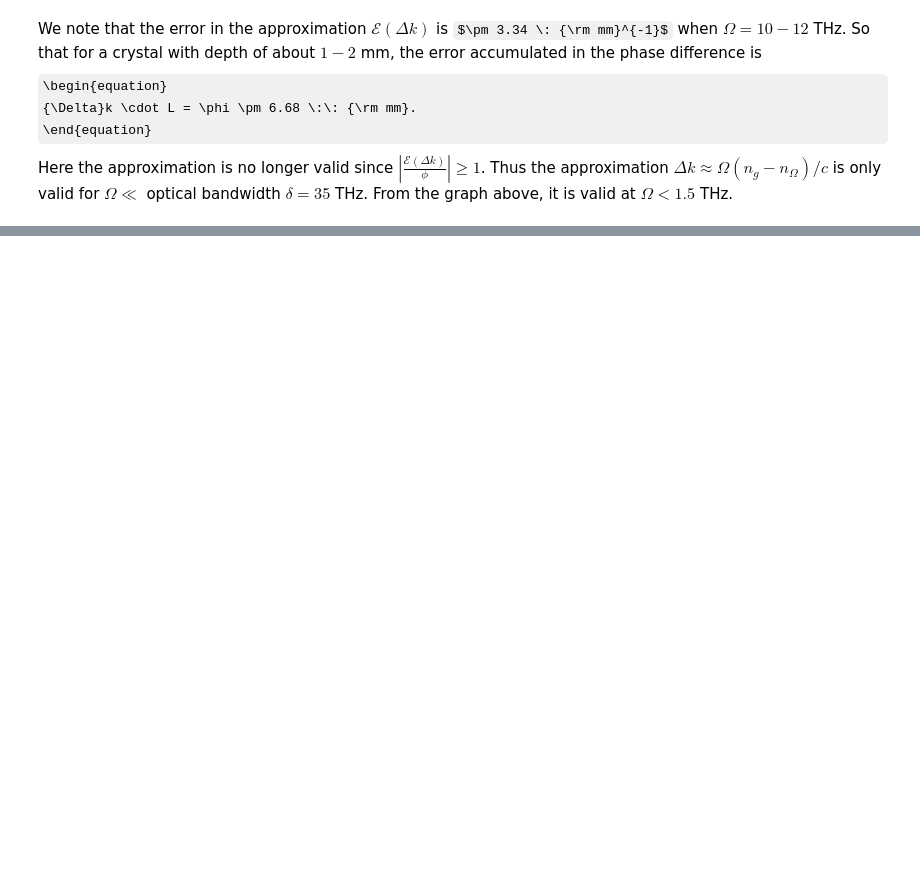
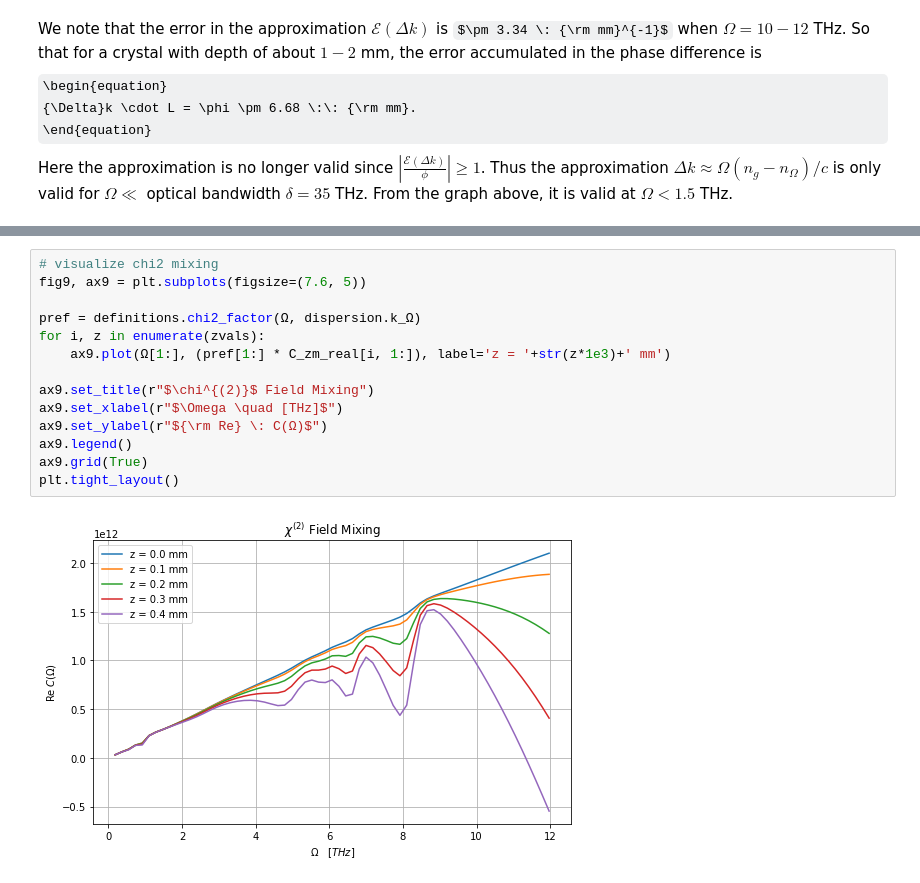
Before and after one commit to p-engel/nonlinear_optics, a Jupyter notebook: optical_rectification/analysis.ipynb, the cells around one changed output, grey strips where cells are left out. Drawn from its saved outputs; the diff is of its cells as text; some formulas as TeX source; blank space fills up the shorter version.

```diff
--- a/optical_rectification/analysis.ipynb
+++ b/optical_rectification/analysis.ipynb
@@ -215,0 +270,16 @@ Here the approximation is no longer valid since $\left\vert \frac{\mathcal{E}({\
+# %%
+# visualize chi2 mixing
+fig9, ax9 = plt.subplots(figsize=(7.6, 5))
+
+pref = definitions.chi2_factor(Ω, dispersion.k_Ω)
+for i, z in enumerate(zvals):
+    ax9.plot(Ω[1:], (pref[1:] * C_zm_real[i, 1:]), label='z = '+str(z*1e3)+' mm')
+
+ax9.set_title(r"$\chi^{(2)}$ Field Mixing")
+ax9.set_xlabel(r"$\Omega \quad [THz]$")
+ax9.set_ylabel(r"${\rm Re} \: C(Ω)$")
+ax9.legend()
+ax9.grid(True)
+plt.tight_layout()
+# %% [output]
+[figure, added]
```
Also changed, not shown: parts of 11 cells of this notebook, 3 other files.
